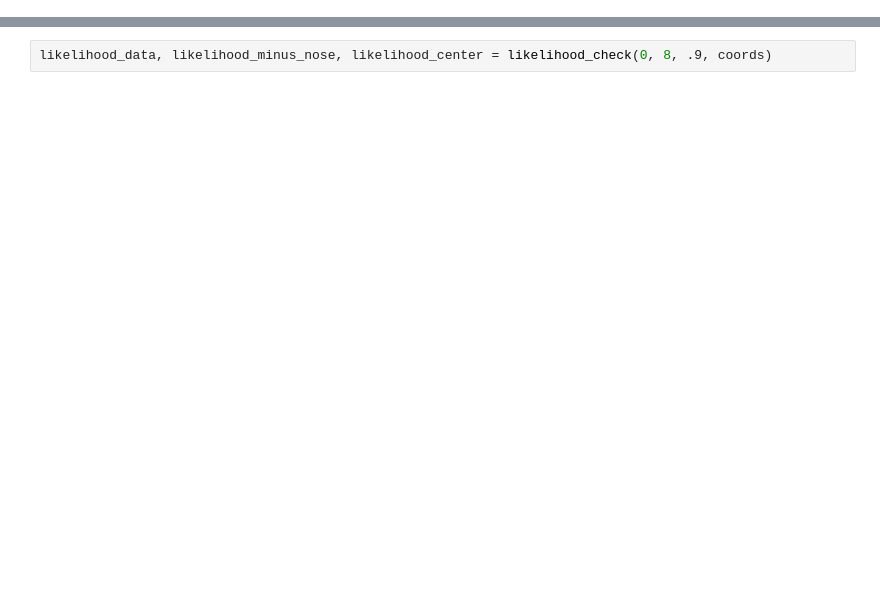
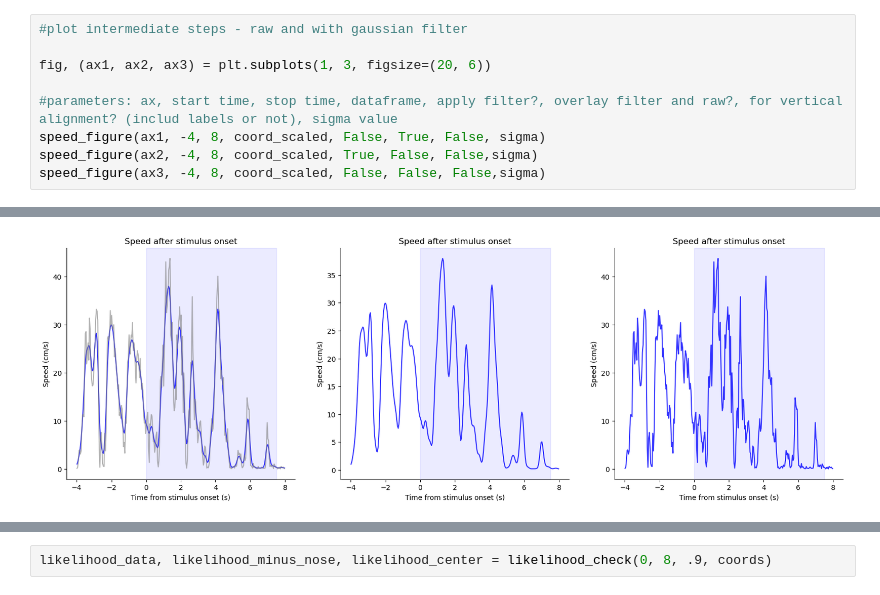
Before and after one commit to Lindsey-Christinger/behaviorAnalysis, a Jupyter notebook: D1D2/D1/D1_M1.ipynb, the cells around one changed output, grey strips where cells are left out. Saved outputs shown, nothing was run; the diff lists cells and outputs as text; blank space fills up the shorter version.

```diff
--- a/D1D2/D1/D1_M1.ipynb
+++ b/D1D2/D1/D1_M1.ipynb
@@ -103,0 +124,10 @@ ratio, initial_displacement, total_distance = linearity_ratio(0, escape_done, co
+# %%
+#plot intermediate steps - raw and with gaussian filter
+
+fig, (ax1, ax2, ax3) = plt.subplots(1, 3, figsize=(20, 6))
+
+#parameters: ax, start time, stop time, dataframe, apply filter?, overlay filter and raw?, for vertical alignment? (includ labels or not), sigma value
+speed_figure(ax1, -4, 8, coord_scaled, False, True, False, sigma)
+speed_figure(ax2, -4, 8, coord_scaled, True, False, False,sigma)
+speed_figure(ax3, -4, 8, coord_scaled, False, False, False,sigma)
+# %% [output]
@@ -103,0 +135 @@ ratio, initial_displacement, total_distance = linearity_ratio(0, escape_done, co
+[figure, added]
```
Also changed, not shown: parts of 46 cells of this notebook, 2 other files.
